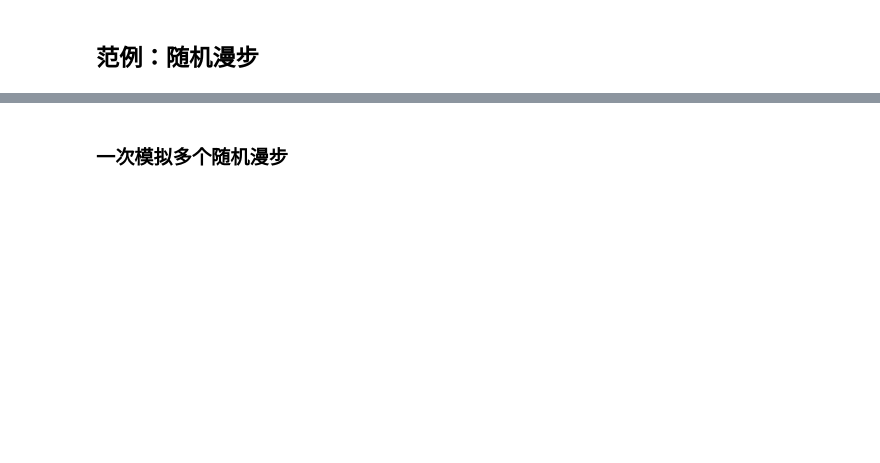
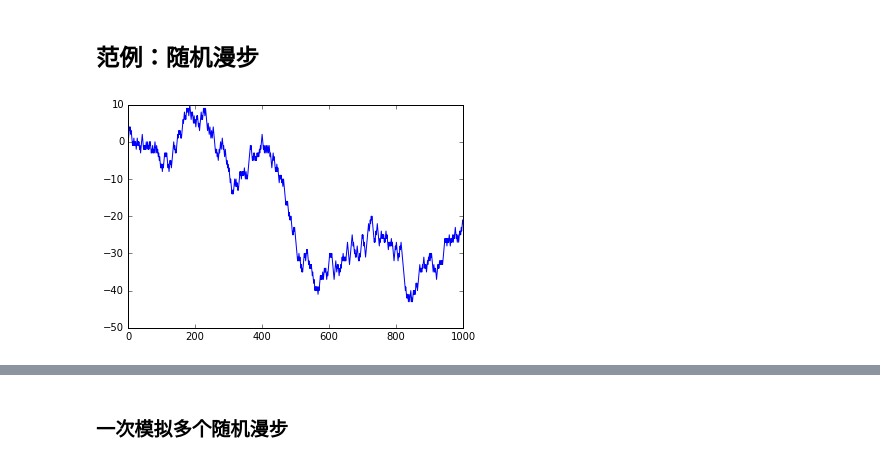
Before and after one commit to Bintodo/pandas, a Jupyter notebook: ch04.NumPy Basics.ipynb, the cells around one changed output, grey strips where cells are left out. Saved outputs shown, nothing was run; the diff lists cells and outputs as text; code cells hidden in the pictures; blank space fills up the shorter version.

```diff
--- a/ch04.NumPy Basics.ipynb
+++ b/ch04.NumPy Basics.ipynb
@@ -367,8 +763,11 @@ np.where(arr > 0, 2, arr) # 只将正值设置为2
 # %% [markdown]
 + 嵌套的where表达式
+# %%
+cond1 = np.array([False, False, True, False, True])
+cond2 = np.array([True, False, False, True, False])
 # %%
 result = []
-for i in range(n):
+for i in range(len(cond1)):
     if cond1[i] and cond2[i]:
         result.append(0)
     elif cond1[i]:
@@ -377,3 +776,4 @@ for i in range(n):
         result.append(2)
     else:
         result.append(3)
+result
@@ -583,13 +1175,16 @@ N = 1000000
 # %%
 # 纯Python代码
 import random
 position = 0
 walk = [position]
 steps = 1000
 for i in xrange(steps):
     step = 1 if random.randint(0, 1) else -1
     position += step
     walk.append(position)
+Series(walk).plot();
+# %% [output]
+[figure, added]
 # %%
 # numpy.random代码
 nsteps = 1000
```
Also changed, not shown: parts of 147 cells of this notebook, 3 other files.
